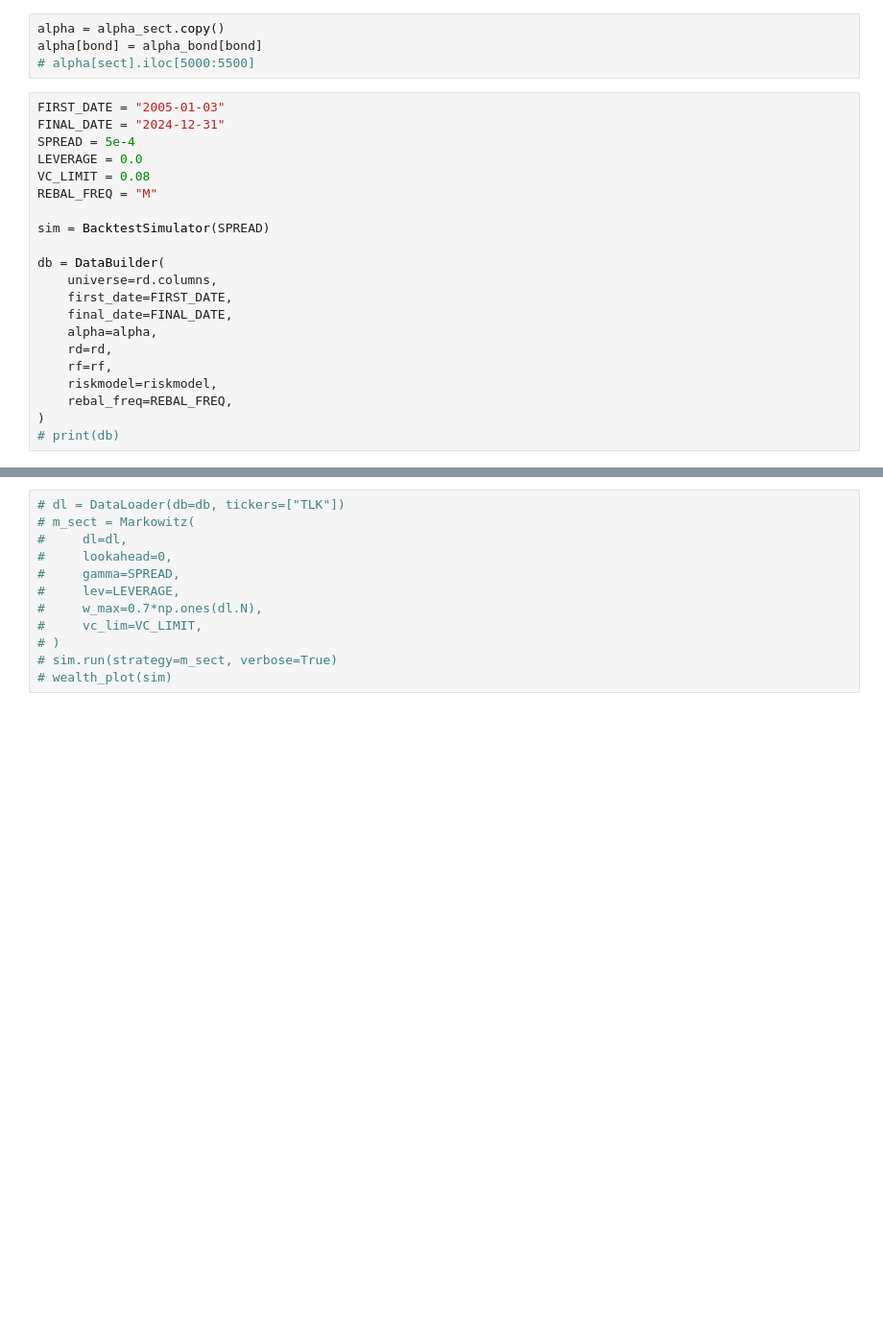
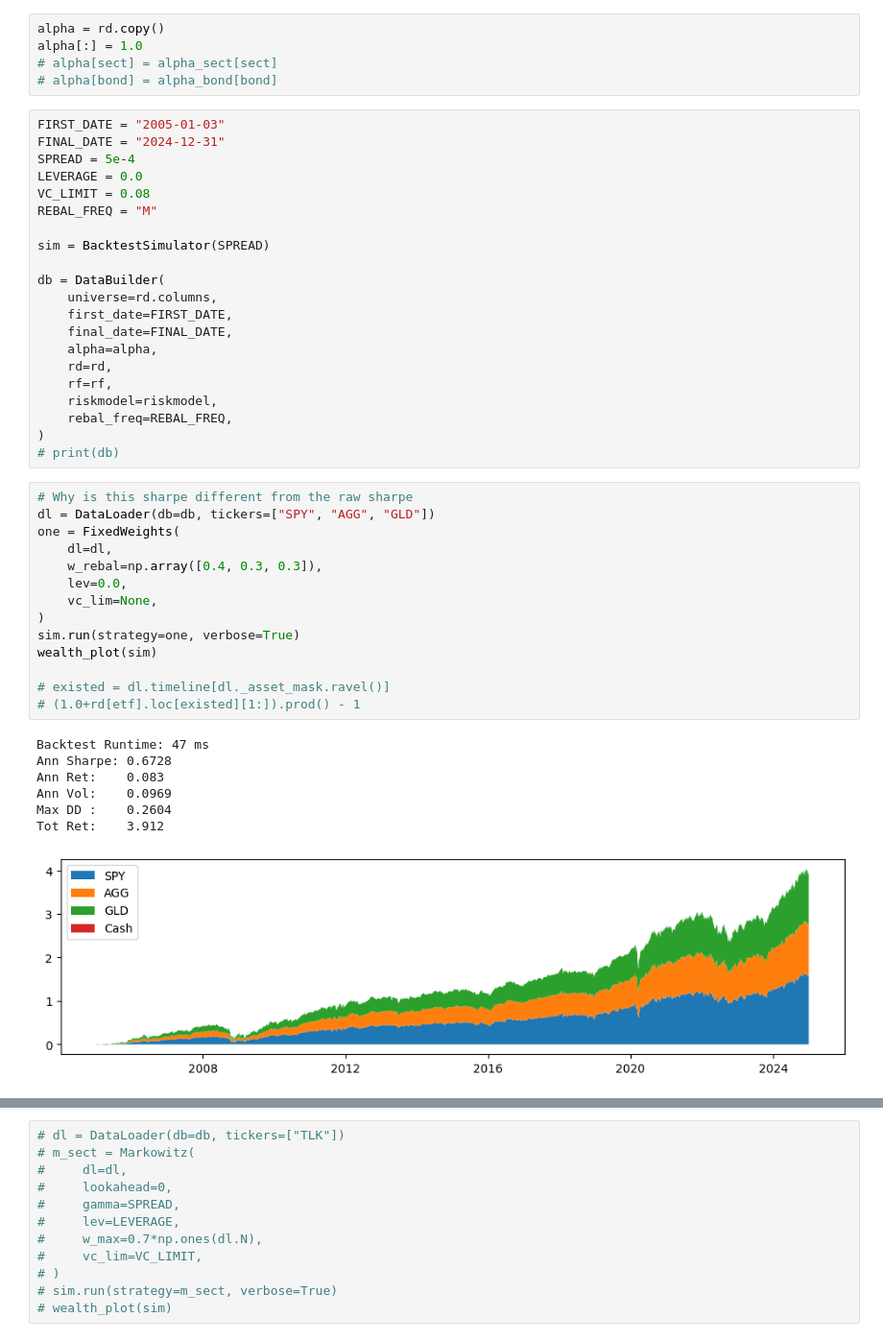
Before and after one commit to codezart44/portfolio-opt, a Jupyter notebook: src/popt/backtest/main.ipynb, the cells around one changed output, grey strips where cells are left out. Shown at 96% size. Drawn from its saved outputs; the diff is of its cells as text; blank space fills up the shorter version.

```diff
--- a/src/popt/backtest/main.ipynb
+++ b/src/popt/backtest/main.ipynb
@@ -28,7 +25,8 @@ print(rd.shape, rf.shape, alpha_bond.shape, alpha_sect.shape)
 # %%
-alpha = alpha_sect.copy()
-alpha[bond] = alpha_bond[bond]
-# alpha[sect].iloc[5000:5500]
+alpha = rd.copy()
+alpha[:] = 1.0
+# alpha[sect] = alpha_sect[sect]
+# alpha[bond] = alpha_bond[bond]
 # %%
 FIRST_DATE = "2005-01-03"
 FINAL_DATE = "2024-12-31"
@@ -50,3 +48,25 @@ db = DataBuilder(
     rebal_freq=REBAL_FREQ,
 )
 # print(db)
+# %%
+# Why is this sharpe different from the raw sharpe
+dl = DataLoader(db=db, tickers=["SPY", "AGG", "GLD"])
+one = FixedWeights(
+    dl=dl,
+    w_rebal=np.array([0.4, 0.3, 0.3]),
+    lev=0.0,
+    vc_lim=None,
+)
+sim.run(strategy=one, verbose=True)
+wealth_plot(sim)
+
+# existed = dl.timeline[dl._asset_mask.ravel()]
+# (1.0+rd[etf].loc[existed][1:]).prod() - 1
+# %% [output]
+Backtest Runtime: 47 ms
+Ann Sharpe: 0.6728
+Ann Ret:    0.083
+Ann Vol:    0.0969
+Max DD :    0.2604
+Tot Ret:    3.912
+[figure, added]
```
Also changed, not shown: parts of 16 cells of this notebook, 12 other files.
